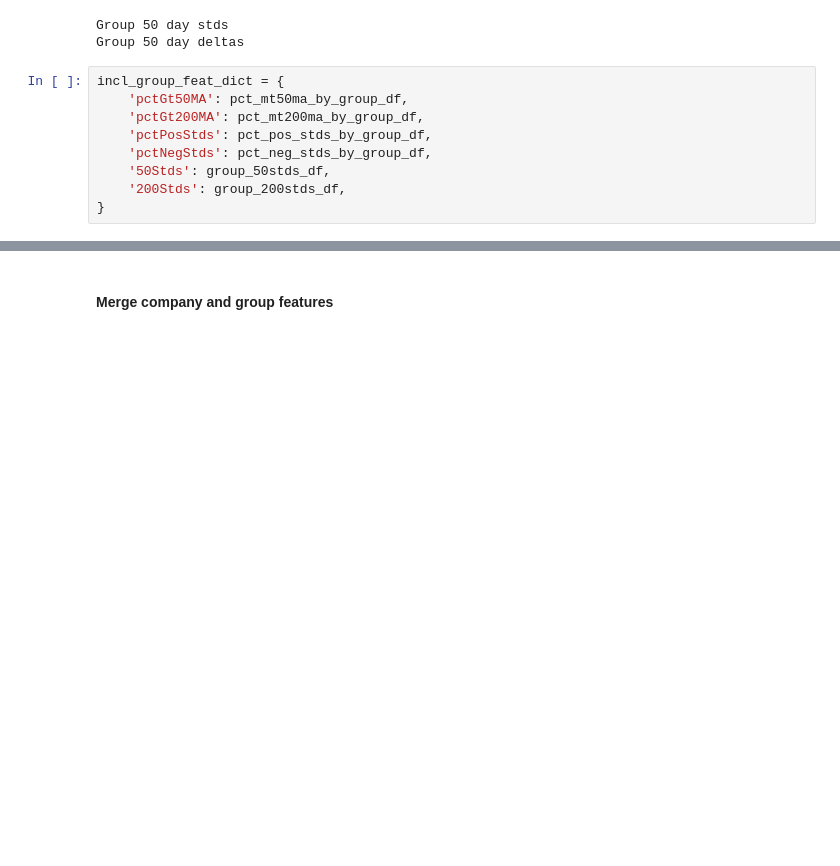
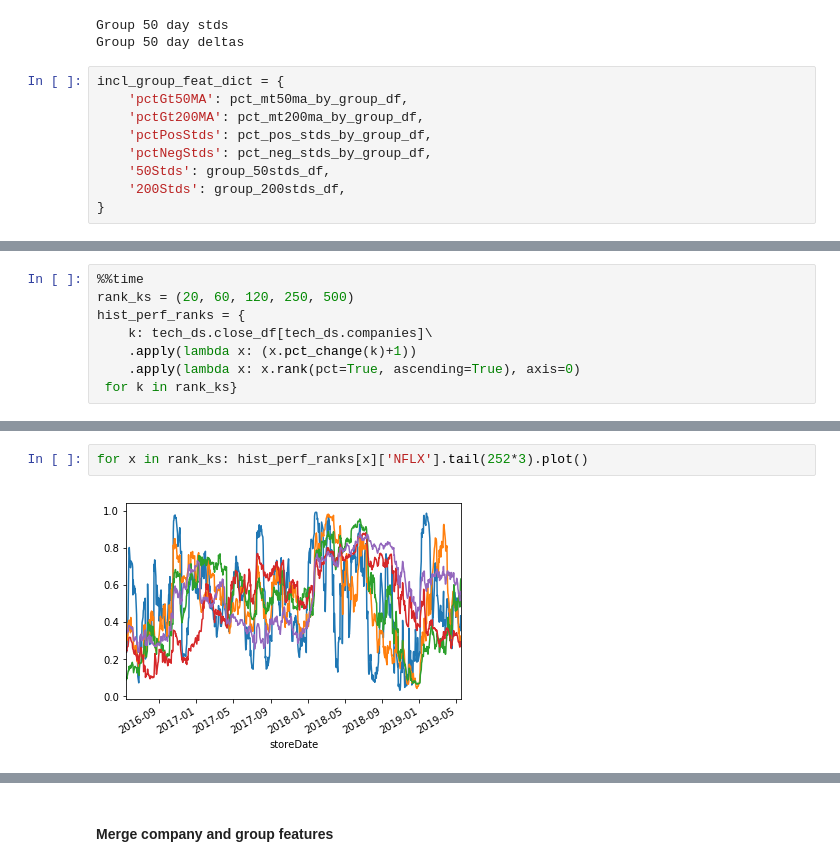
Before and after one commit to webclinic017/inception, a Jupyter notebook: notebooks/technical_dataset.ipynb, the cells around one changed output, grey strips where cells are left out. Saved outputs shown, nothing was run; the diff lists cells and outputs as text; blank space fills up the shorter version.

```diff
--- a/notebooks/technical_dataset.ipynb
+++ b/notebooks/technical_dataset.ipynb
@@ -458,0 +468,8 @@ incl_group_feat_dict = {
+# %%
+%%time
+rank_ks = (20, 60, 120, 250, 500)
+hist_perf_ranks = {
+    k: tech_ds.close_df[tech_ds.companies]\
+    .apply(lambda x: (x.pct_change(k)+1))
+    .apply(lambda x: x.rank(pct=True, ascending=True), axis=0)
+ for k in rank_ks}
@@ -458,0 +479,4 @@ incl_group_feat_dict = {
+# %%
+for x in rank_ks: hist_perf_ranks[x]['NFLX'].tail(252*3).plot()
+# %% [output]
+[figure, added]
```
Also changed, not shown: parts of 12 cells of this notebook, 2 other files.
